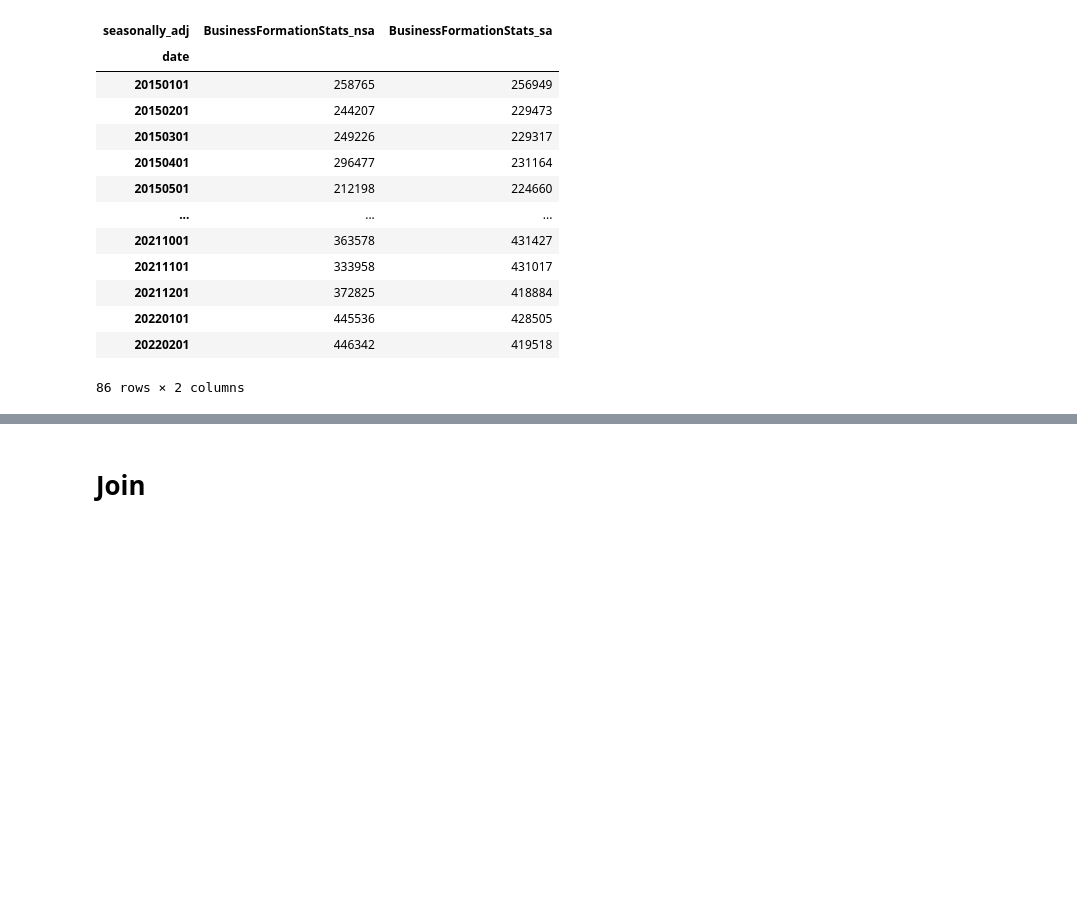
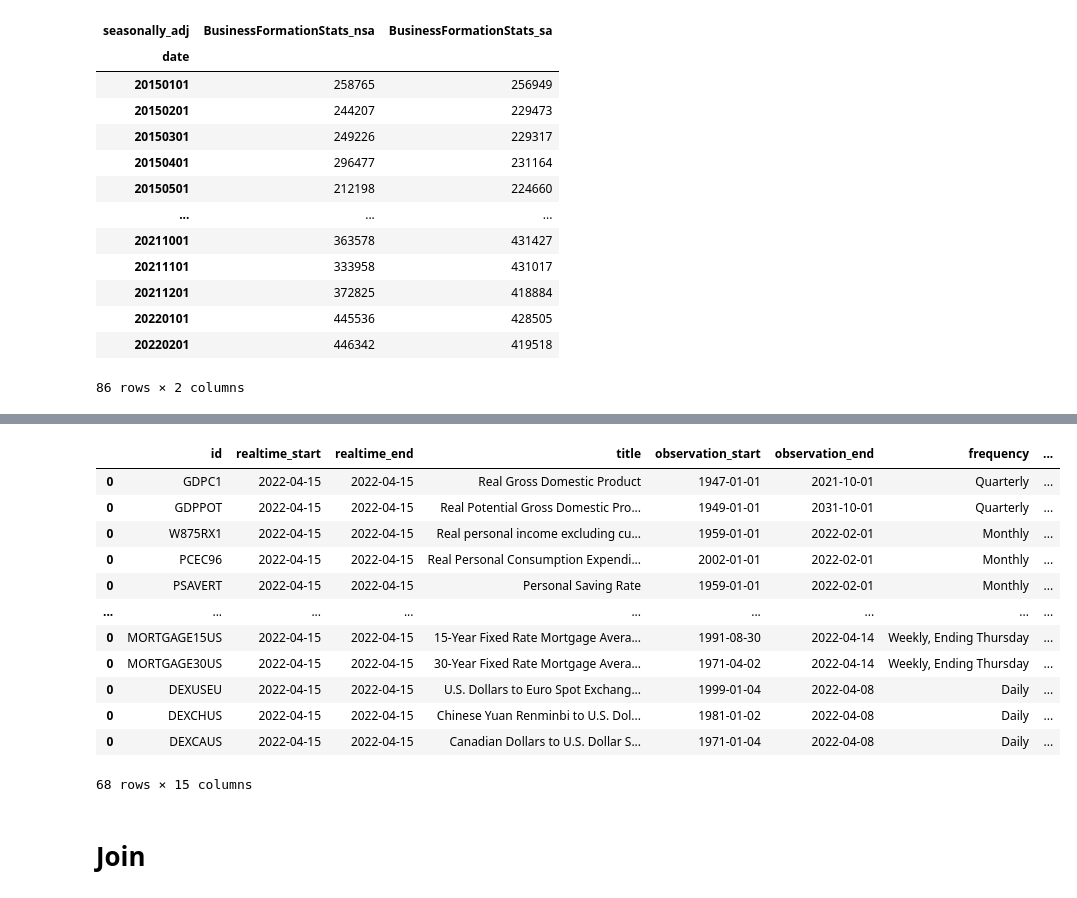
Before and after one commit to jluisjm/Paychex_revenue_forecast, a Jupyter notebook: notebooks/External_data.ipynb, the cells around one changed output, grey strips where cells are left out. Cells and saved outputs as stored; diff of their text form; code cells hidden in the pictures; blank space fills up the shorter version.

```diff
--- a/notebooks/External_data.ipynb
+++ b/notebooks/External_data.ipynb
@@ -96,0 +103,12 @@ df
+# %%
+series_dict = {
+    'Nation Income & Expenditures': ['GDPC1', 'GDPPOT', 'W875RX1', 'PCEC96', 'PSAVERT', 'FYFR', 'FYONET', 'FYFSD','GFDEBTN'],
+    'Pop Employment Labor': ['PAYEMS', 'UNRATE', 'ICSA', 'UEMPMEAN', 'JTSJOL', 'AWHMAN', 'AHETPI', 'OPHNFB', 'POP', 'CLF16OV',
+                             'CIVPART'],
+    'Prod & Bus Act': ['INDPRO', 'TCU', 'BUSINV', 'RRSFS', 'ALTSALES', 'DGORDER', 'BUSLOANS', 'TOTALSL', 'CP', 'HOUST', 'PERMIT',
+                       'UNDCONTSA'],
+    'Prices': ['CPIAUCSL', 'PCEPI', 'PCEPILFE', 'GDPDEF', 'PPIFIS', 'WPSFD49207', 'WPSFD4131', 'WPSID62', 'USSTHPI', 'SPCS20RSA',
+               'DCOILWTICO', 'GASREGW', 'MHHNGSP'],
+    'Money Bank Finance': ['BOGMBASE', 'M1SL', 'M2SL', 'SP500', 'DJIA', 'WILL5000IND', 'VIXCLS', 'STLFSI2', 'BAMLCC0A2AATRIV', 'FF', 'WGS3MO', 'WGS1YR', 'WGS5YR', 'WFII5', 'WGS10YR', 'WFII10', 'WAAA', 'WBAA', 'MORTGAGE15US', 'MORTGAGE30US', 'DEXUSEU', 'DEXCHUS', 'DEXCAUS']
+
+}
@@ -96,0 +221,12 @@ df
+# %%
+dictionary = []
+for k in series_dict:
+    print(k)
+    for s in series_dict[k]:
+        print(s)
+        url = 'https://api.stlouisfed.org/fred/series?series_id={}&api_key={}&file_type=json'\
+            .format(s,"2f07bf8c1db37581bdb4874f8fa68418")
+        p = requests.get(url)
+        json_response = json.loads(p.text)
+        df = pd.DataFrame(json_response['seriess'])
+        dictionary.append(df)
@@ -97,3 +251,19 @@ df
+# %%
+pd.concat(dictionary)#.to_excel('DictionaryFRED.xlsx')
+# %% [output]
+|  | id | realtime_start | realtime_end | title | observation_start | observation_end | frequency | ... |
+| 0 | GDPC1 | 2022-04-15 | 2022-04-15 | Real Gross Domestic Product | 1947-01-01 | 2021-10-01 | Quarterly | ... |
+| 0 | GDPPOT | 2022-04-15 | 2022-04-15 | Real Potential Gross Domestic Pro... | 1949-01-01 | 2031-10-01 | Quarterly | ... |
+| 0 | W875RX1 | 2022-04-15 | 2022-04-15 | Real personal income excluding cu... | 1959-01-01 | 2022-02-01 | Monthly | ... |
+| 0 | PCEC96 | 2022-04-15 | 2022-04-15 | Real Personal Consumption Expendi... | 2002-01-01 | 2022-02-01 | Monthly | ... |
+| 0 | PSAVERT | 2022-04-15 | 2022-04-15 | Personal Saving Rate | 1959-01-01 | 2022-02-01 | Monthly | ... |
+| ... | ... | ... | ... | ... | ... | ... | ... | ... |
+| 0 | MORTGAGE15US | 2022-04-15 | 2022-04-15 | 15-Year Fixed Rate Mortgage Avera... | 1991-08-30 | 2022-04-14 | Weekly, Ending Thursday | ... |
+| 0 | MORTGAGE30US | 2022-04-15 | 2022-04-15 | 30-Year Fixed Rate Mortgage Avera... | 1971-04-02 | 2022-04-14 | Weekly, Ending Thursday | ... |
+| 0 | DEXUSEU | 2022-04-15 | 2022-04-15 | U.S. Dollars to Euro Spot Exchang... | 1999-01-04 | 2022-04-08 | Daily | ... |
+| 0 | DEXCHUS | 2022-04-15 | 2022-04-15 | Chinese Yuan Renminbi to U.S. Dol... | 1981-01-02 | 2022-04-08 | Daily | ... |
+| 0 | DEXCAUS | 2022-04-15 | 2022-04-15 | Canadian Dollars to U.S. Dollar S... | 1971-01-04 | 2022-04-08 | Daily | ... |
+68 rows × 15 columns
 # %% [markdown]
 # Join
 # %%
```
Also changed, not shown: parts of 20 cells of this notebook, 8 other files.
